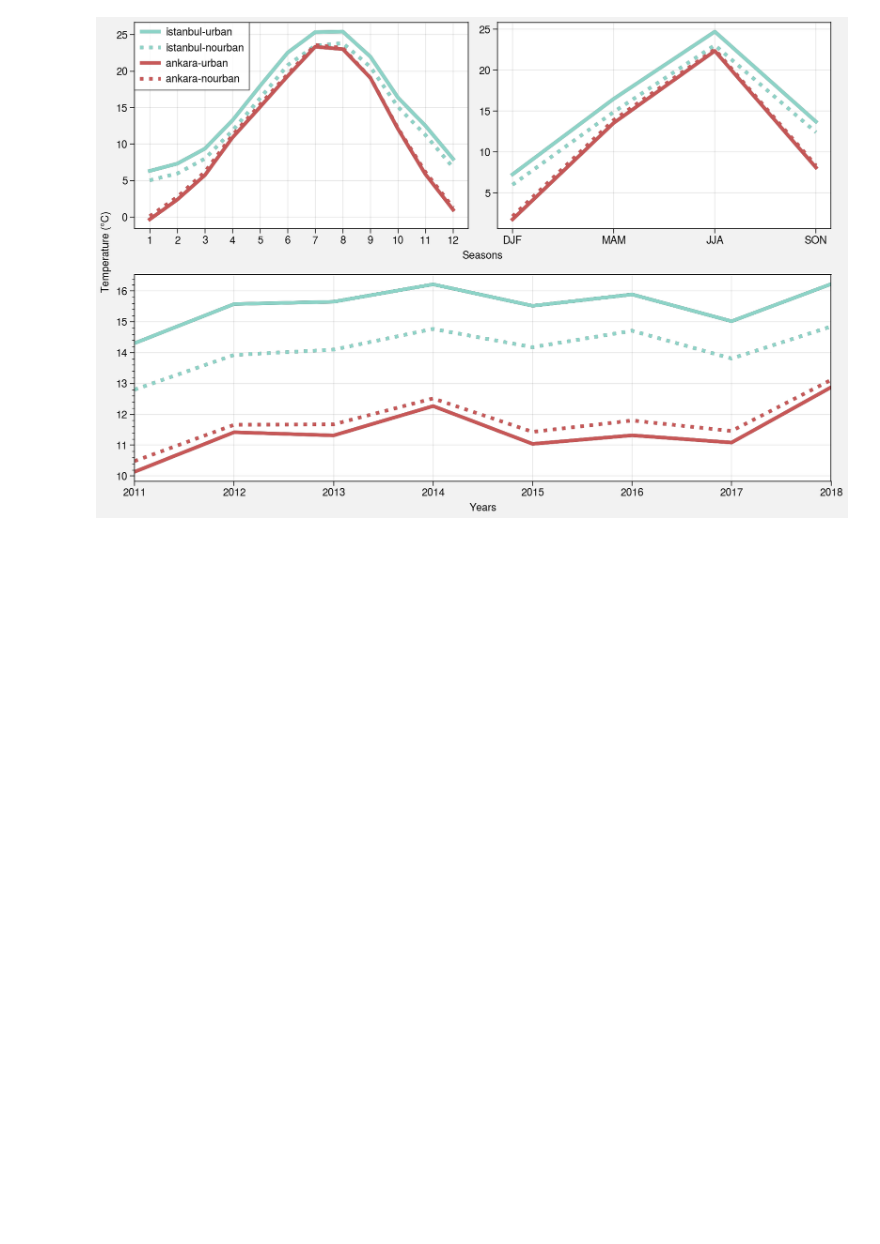
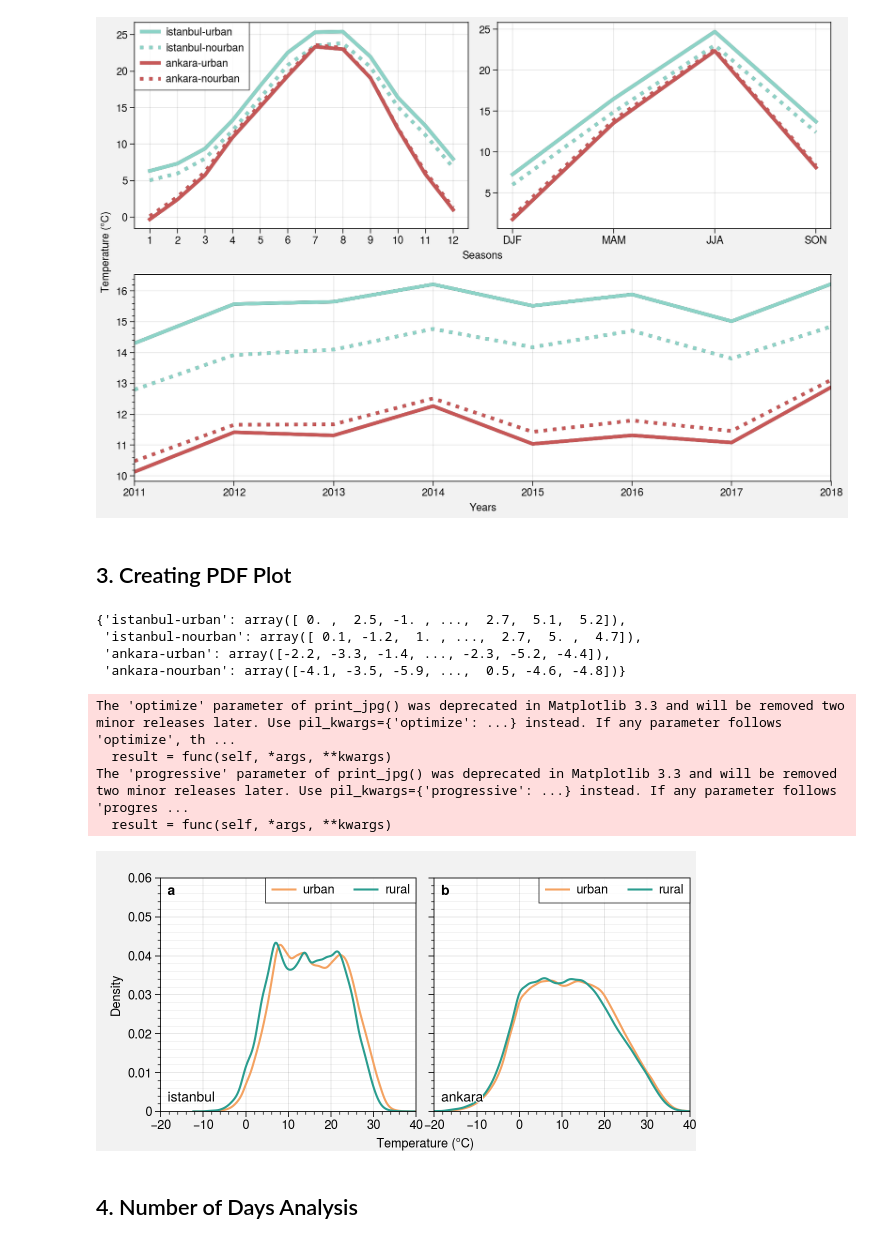
Before and after one commit to donmezkutay/ATMOS22-Paper-Codes, a Jupyter notebook: station_analysis.ipynb, the cells around one changed output. Cells and saved outputs as stored; diff of their text form; code cells hidden in the pictures; blank space fills up the shorter version.

Commit message:
add obs pdf and number analysis

```diff
--- a/station_analysis.ipynb
+++ b/station_analysis.ipynb
@@ -21,7 +21,7 @@ from utils.visualization_codes import *
 ## 1. Open Data
 # %%
 province = 'istanbul'
-dt = adjust_station_data(retrieve_station(province))
+dt = adjust_station_data(retrieve_station(province), 2011, 2018)
 # %%
 dt
 # %% [output]
@@ -100,7 +100,7 @@ dict_province = {}
 for province in provinces:
 
     # get province data
-    dt = adjust_station_data(retrieve_station(province))
+    dt = adjust_station_data(retrieve_station(province), 2011, 2018)
     metadata = get_station_metadata(province)
 
     # group urban and nourban stations
@@ -171,3 +171,71 @@ The 'optimize' parameter of print_jpg() was deprecated in Matplotlib 3.3 and wil
 The 'progressive' parameter of print_jpg() was deprecated in Matplotlib 3.3 and will be removed two minor releases later. Use pil_kwargs={'progressive': ...} instead. If any parameter follows 'progres ...
   result = func(self, *args, **kwargs)
 [figure]
+# %% [markdown]
+## 3. Creating PDF Plot
+# %%
+provinces = ['istanbul', 'ankara']
+
+# land uses
+luses = ['urban', 'nourban']
+
+data_lu_dict = {}
+for province in provinces:
+    for luse in luses:
+
+        dt = adjust_station_data(retrieve_station(province), 2011, 2018)
+        metadata = get_station_metadata(province)
+
+        lu_group_list = metadata.groupby('landuse').get_group(luse).station.to_list()
+
+        data_lu_dict[province + '-' + luse] = remove_nan_from_array(np.array(dt[lu_group_list]).flatten())
+# %%
+data_lu_dict
+# %% [output]
+{'istanbul-urban': array([ 0. ,  2.5, -1. , ...,  2.7,  5.1,  5.2]),
+ 'istanbul-nourban': array([ 0.1, -1.2,  1. , ...,  2.7,  5. ,  4.7]),
+ 'ankara-urban': array([-2.2, -3.3, -1.4, ..., -2.3, -5.2, -4.4]),
+ 'ankara-nourban': array([-4.1, -3.5, -5.9, ...,  0.5, -4.6, -4.8])}
+# %%
+# start figure
+f, axs = proplot.subplots(array=[[1, 2]], hratios=(1),
+                          hspace=0.20, figsize=(6,3),
+                          share=3, axwidth=1.5, tight=False)
+
+# colors for lines
+color_map = {'urban': '#f4a261',
+             'rural': '#2a9d8f'}
+
+# make kdeplots containing urban and rural temperature distributions
+for i, province in enumerate(provinces):
+
+    # flatten and make a list out of the xarray datasets before plotting
+    flatten_data_urban = data_lu_dict[province + '-' + 'urban']
+    flatten_data_rural = data_lu_dict[province + '-' + 'nourban']
+
+    sns.kdeplot(flatten_data_urban, ax=axs[i], color=color_map['urban'], label='urban', legend=True)
+    sns.kdeplot(flatten_data_rural, ax=axs[i], color=color_map['rural'], label='rural', legend=True)
+
+# format subfigures
+for i in range(2):
+    axs[i].format(ylabel='Density', xlabel='Temperature (°C)',
+                  ygridminor=True, ygrid=True, title=provinces[i],
+                  titleloc='ll', xrotation=0, xlim=(-20, 40), ylim=(0, 0.06),
+                  xlocator=proplot.arange(-20, 40, 10))
+
+# format whole figure
+axs.format(abcloc='ul', abc=True,)
+axs.legend()
+
+# savefig
+plt.savefig(fr'pictures/obs_pdf_fig.jpeg',
+            bbox_inches='tight', optimize=False,
+            progressive=True, dpi=300)
+# %% [output]
+The 'optimize' parameter of print_jpg() was deprecated in Matplotlib 3.3 and will be removed two minor releases later. Use pil_kwargs={'optimize': ...} instead. If any parameter follows 'optimize', th ...
+  result = func(self, *args, **kwargs)
+The 'progressive' parameter of print_jpg() was deprecated in Matplotlib 3.3 and will be removed two minor releases later. Use pil_kwargs={'progressive': ...} instead. If any parameter follows 'progres ...
+  result = func(self, *args, **kwargs)
+[figure, added]
+# %% [markdown]
+## 4. Number of Days Analysis
```
Also changed, not shown: parts of 3 cells of this notebook, 5 other files.
